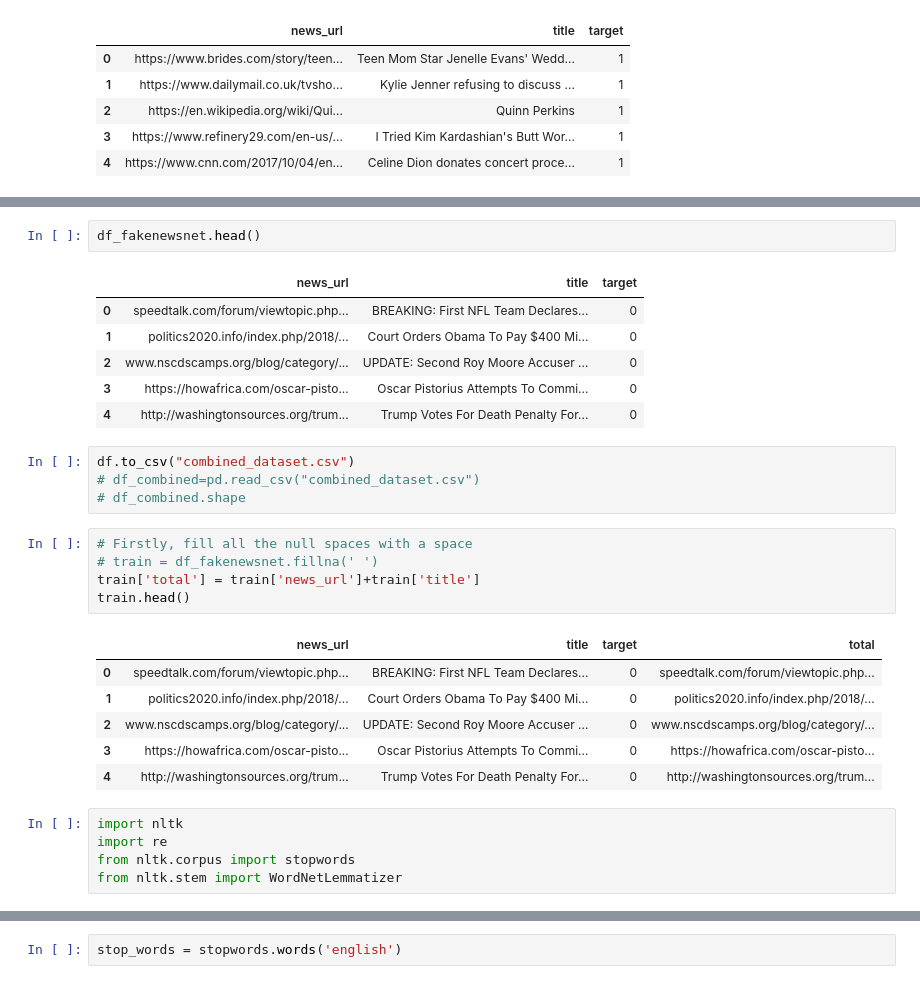
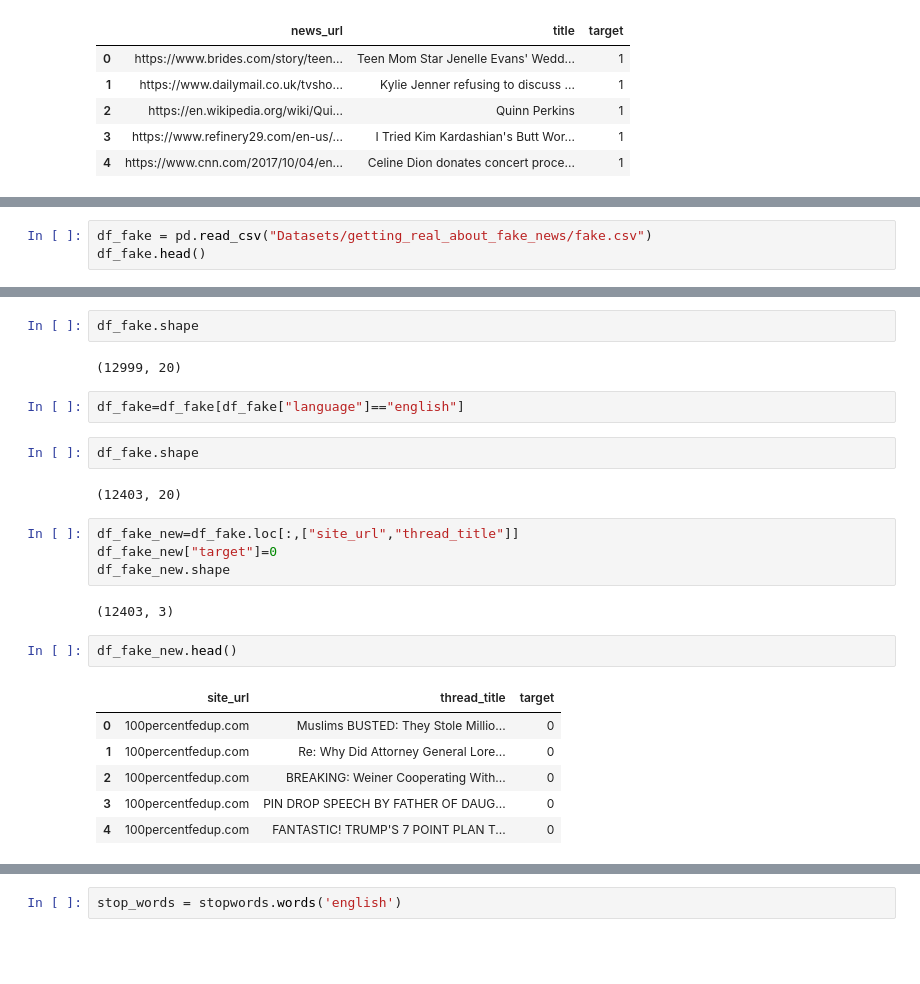
Before and after one commit to anuva312/FactOrFake, a Jupyter notebook: FactOrFake.ipynb, the cells around one changed output, grey strips where cells are left out. Saved outputs shown, nothing was run; the diff lists cells and outputs as text; blank space fills up the shorter version.

Commit message:
Updated Preprocessing Code, added new dataset, added links in README

```diff
--- a/FactOrFake.ipynb
+++ b/FactOrFake.ipynb
@@ -131,2 +132,5 @@ df_fakenewsnet.shape
 # %% [output]
 (33356, 3)
+# %%
+df_fake = pd.read_csv("Datasets/getting_real_about_fake_news/fake.csv")
+df_fake.head()
@@ -133,30 +144,25 @@ df_fakenewsnet.shape
+# %%
+df_fake.shape
+# %% [output]
+(12999, 20)
+# %%
+df_fake=df_fake[df_fake["language"]=="english"]
+# %%
+df_fake.shape
+# %% [output]
+(12403, 20)
+# %%
+df_fake_new=df_fake.loc[:,["site_url","thread_title"]]
+df_fake_new["target"]=0
+df_fake_new.shape
+# %% [output]
+(12403, 3)
 # %%
-df_fakenewsnet.head()
+df_fake_new.head()
 # %% [output]
-|  | news_url | title | target |
-| 0 | speedtalk.com/forum/viewtopic.php... | BREAKING: First NFL Team Declares... | 0 |
-| 1 | politics2020.info/index.php/2018/... | Court Orders Obama To Pay $400 Mi... | 0 |
-| 2 | www.nscdscamps.org/blog/category/... | UPDATE: Second Roy Moore Accuser ... | 0 |
-| 3 | https://howafrica.com/oscar-pisto... | Oscar Pistorius Attempts To Commi... | 0 |
-| 4 | http://washingtonsources.org/trum... | Trump Votes For Death Penalty For... | 0 |
+|  | site_url | thread_title | target |
+| 0 | 100percentfedup.com | Muslims BUSTED: They Stole Millio... | 0 |
+| 1 | 100percentfedup.com | Re: Why Did Attorney General Lore... | 0 |
+| 2 | 100percentfedup.com | BREAKING: Weiner Cooperating With... | 0 |
+| 3 | 100percentfedup.com | PIN DROP SPEECH BY FATHER OF DAUG... | 0 |
+| 4 | 100percentfedup.com | FANTASTIC! TRUMP'S 7 POINT PLAN T... | 0 |
-# %%
-df.to_csv("combined_dataset.csv")
-# df_combined=pd.read_csv("combined_dataset.csv")
-# df_combined.shape
-# %%
-# Firstly, fill all the null spaces with a space
-# train = df_fakenewsnet.fillna(' ')
-train['total'] = train['news_url']+train['title']
-train.head()
-# %% [output]
-|  | news_url | title | target | total |
-| 0 | speedtalk.com/forum/viewtopic.php... | BREAKING: First NFL Team Declares... | 0 | speedtalk.com/forum/viewtopic.php... |
-| 1 | politics2020.info/index.php/2018/... | Court Orders Obama To Pay $400 Mi... | 0 | politics2020.info/index.php/2018/... |
-| 2 | www.nscdscamps.org/blog/category/... | UPDATE: Second Roy Moore Accuser ... | 0 | www.nscdscamps.org/blog/category/... |
-| 3 | https://howafrica.com/oscar-pisto... | Oscar Pistorius Attempts To Commi... | 0 | https://howafrica.com/oscar-pisto... |
-| 4 | http://washingtonsources.org/trum... | Trump Votes For Death Penalty For... | 0 | http://washingtonsources.org/trum... |
-# %%
-import nltk
-import re
-from nltk.corpus import stopwords
-from nltk.stem import WordNetLemmatizer
```
Also changed, not shown: parts of 12 cells of this notebook, 1 other file.
